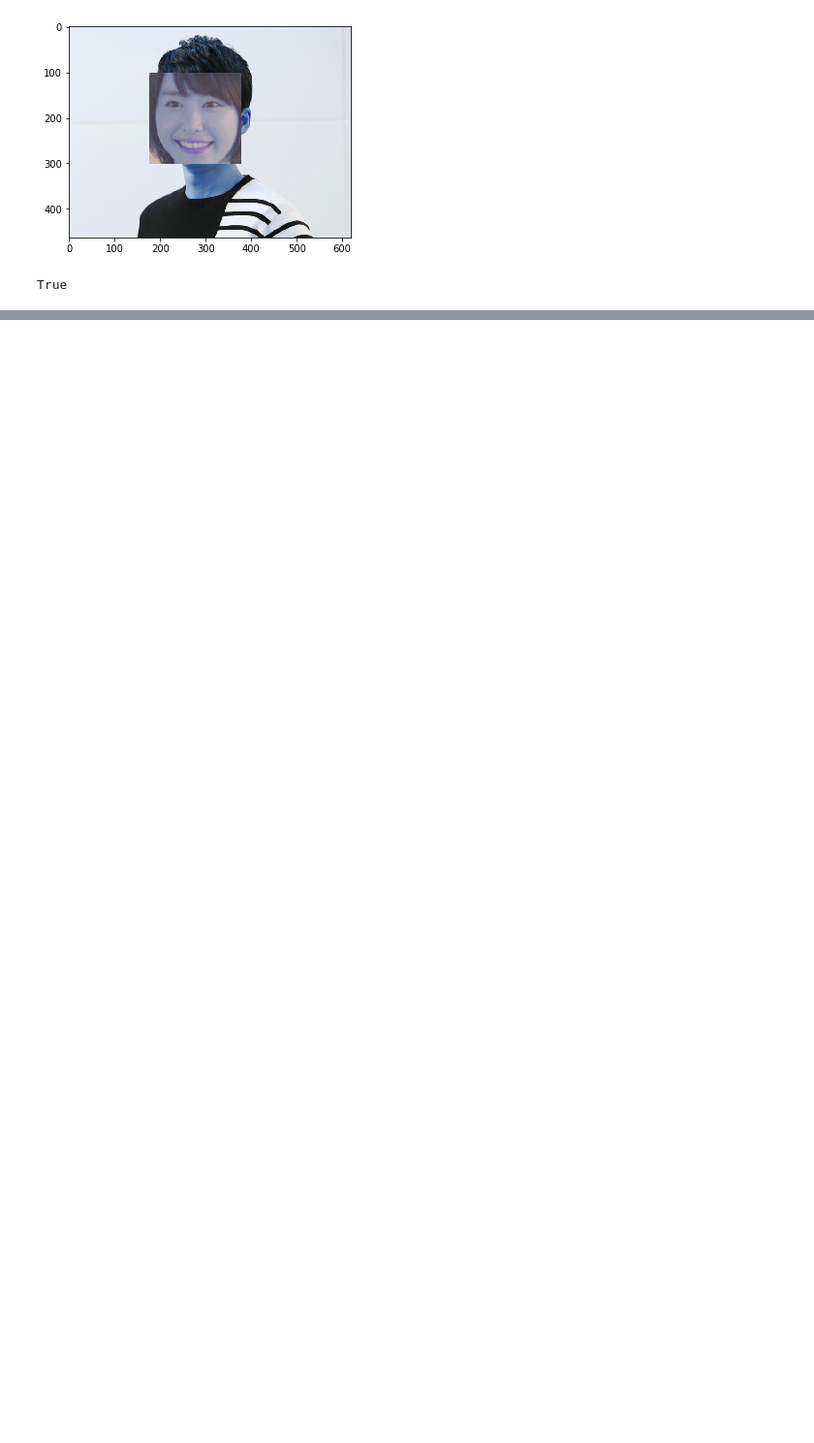
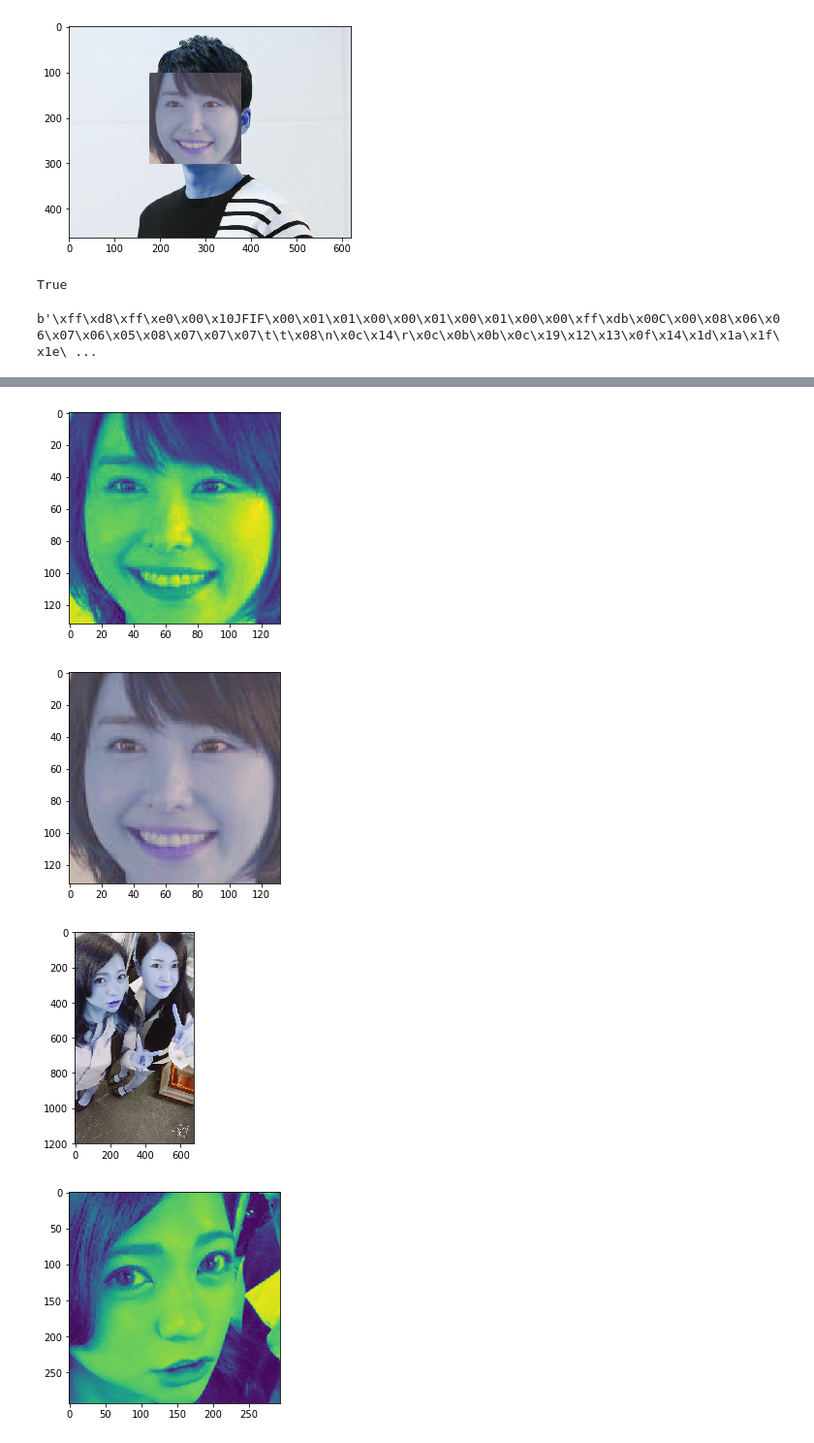
Before and after one commit to ohmuraken/vacatter, a Jupyter notebook: server/notebook/face_change.ipynb, the cells around one changed output, grey strips where cells are left out. Shown at 97% size. Saved outputs shown, nothing was run; the diff lists cells and outputs as text; code cells hidden in the pictures; blank space fills up the shorter version.

```diff
--- a/server/notebook/face_change.ipynb
+++ b/server/notebook/face_change.ipynb
@@ -55,3 +57,17 @@ plot_img_list([img2, img2_roi_gray, img2_roi_color])
 [figure]
 [figure]
 [figure]
+# %%
+img1_faces = face_cascade.detectMultiScale(img1, 1.3, 5)
+for (x1, y1, w1, h1) in img1_faces:
+#     cv2.rectangle(img1,(x1,y1),(x1+w1,y1+h1),(255,0,0),2)
+    img1_roi_gray = img1_gray[y1:y1+h1, x1:x1+w1]
+    img1_roi_color = img1[y1:y1+h1, x1:x1+w1]
+plot_img_list([img1, img1_roi_gray, img1_roi_color])
+
+img2_faces = face_cascade.detectMultiScale(img2, 1.3, 5)
+for (x2, y2, w2, h2) in img2_faces:
+#     cv2.rectangle(img2,(x2,y2),(x2+w2,y2+h2),(255,0,0),2)
+    img2_roi_gray = img2_gray[y2:y2+h2, x2:x2+w2]
+    img2_roi_color = img2[y2:y2+h2, x2:x2+w2]
+plot_img_list([img2, img2_roi_gray, img2_roi_color])
@@ -70,0 +94,29 @@ True
+# %%
+res.content
+# %% [output]
+b'\xff\xd8\xff\xe0\x00\x10JFIF\x00\x01\x01\x00\x00\x01\x00\x01\x00\x00\xff\xdb\x00C\x00\x08\x06\x06\x07\x06\x05\x08\x07\x07\x07\t\t\x08\n\x0c\x14\r\x0c\x0b\x0b\x0c\x19\x12\x13\x0f\x14\x1d\x1a\x1f\x1e\ ...
+# %%
+def url_to_image(url):
+    resp = urllib.request.urlopen(url)
+    image = np.asarray(bytearray(resp.read()), dtype="uint8")
+    image = cv2.imdecode(image, cv2.IMREAD_COLOR)
+    return image
+# %%
+img1 = cv2.imread(img1_path)
+img2 = url_to_image("https://pbs.twimg.com/media/DHRCUfWUAAE33F_.jpg") #  https://pbs.twimg.com/media/DHRCUfWUAAE33F_.jpg
+img1_gray = cv2.cvtColor(img1, cv2.COLOR_BGR2GRAY)
+img2_gray = cv2.cvtColor(img2, cv2.COLOR_BGR2GRAY)
+# plot_img_list([img1, img2, img1_gray, img2_gray])
+
+img1_faces = face_cascade.detectMultiScale(img1_gray, 1.3, 5)
+for (x1, y1, w1, h1) in img1_faces:
+    img1_roi_gray = img1_gray[y1:y1+h1, x1:x1+w1]
+    img1_roi_color = img1[y1:y1+h1, x1:x1+w1]
+plot_img_list([img1, img1_roi_gray, img1_roi_color])
+
+img2_faces = face_cascade.detectMultiScale(img2, 1.3, 5)
+for (x2, y2, w2, h2) in img2_faces:
+    img2_roi_gray = img2_gray[y2:y2+h2, x2:x2+w2]
+    img2_roi_color = img2[y2:y2+h2, x2:x2+w2]
+plot_img_list([img2, img2_roi_gray, img2_roi_color])
+# %% [output]
@@ -70,0 +124,4 @@ True
+[figure, added]
+[figure, added]
+[figure, added]
+[figure, added]
```
Also changed, not shown: parts of 9 cells of this notebook.
